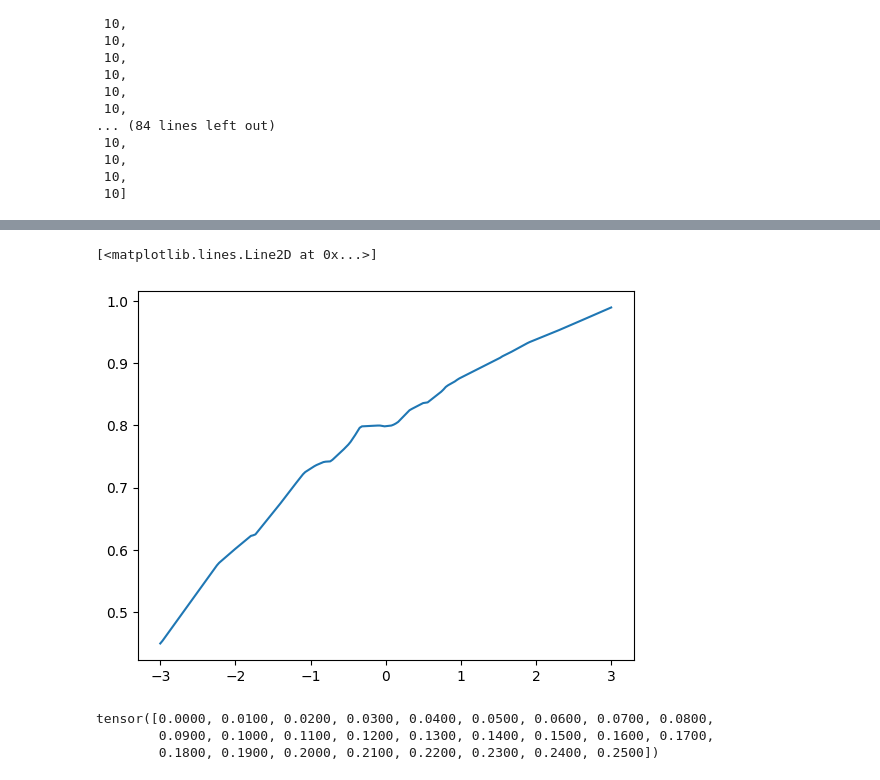
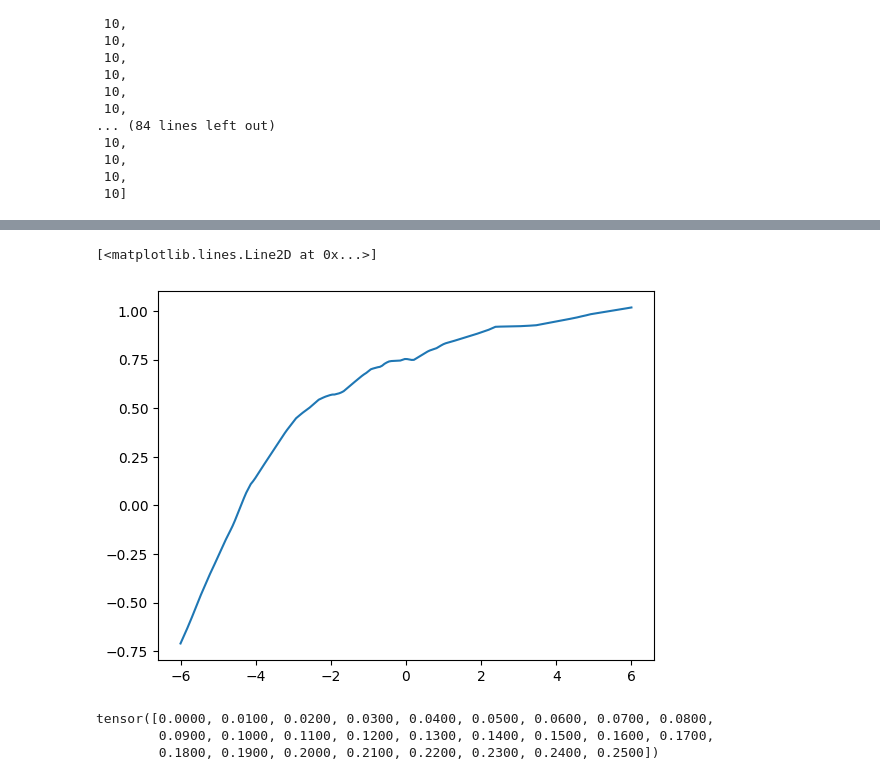
Before and after one commit to AET-CS/aet-cs.github.io, a Jupyter notebook: white/2025/ML/notebooks/two_point_PW.ipynb, the cells around one changed output, grey strips where cells are left out. Drawn from its saved outputs; the diff is of its cells as text; code cells hidden in the pictures.

```diff
--- a/white/2025/ML/notebooks/two_point_PW.ipynb
+++ b/white/2025/ML/notebooks/two_point_PW.ipynb
@@ -182,12 +182,12 @@ Training with a = 0.1 ...
 # %%
-X = torch.linspace(-3,3,200)
+X = torch.linspace(-6,6,200)
 t = torch.ones_like(X) * 25
 with torch.no_grad():
     y = model(X,t)
 plt.plot(X,y)
 # %% [output]
 [<matplotlib.lines.Line2D at 0x...>]
-[figure, old version]
+[figure, new version]
 # %%
 beta
 # %% [output]
```
Also changed, not shown: parts of 3 cells of this notebook, 7 other files.
